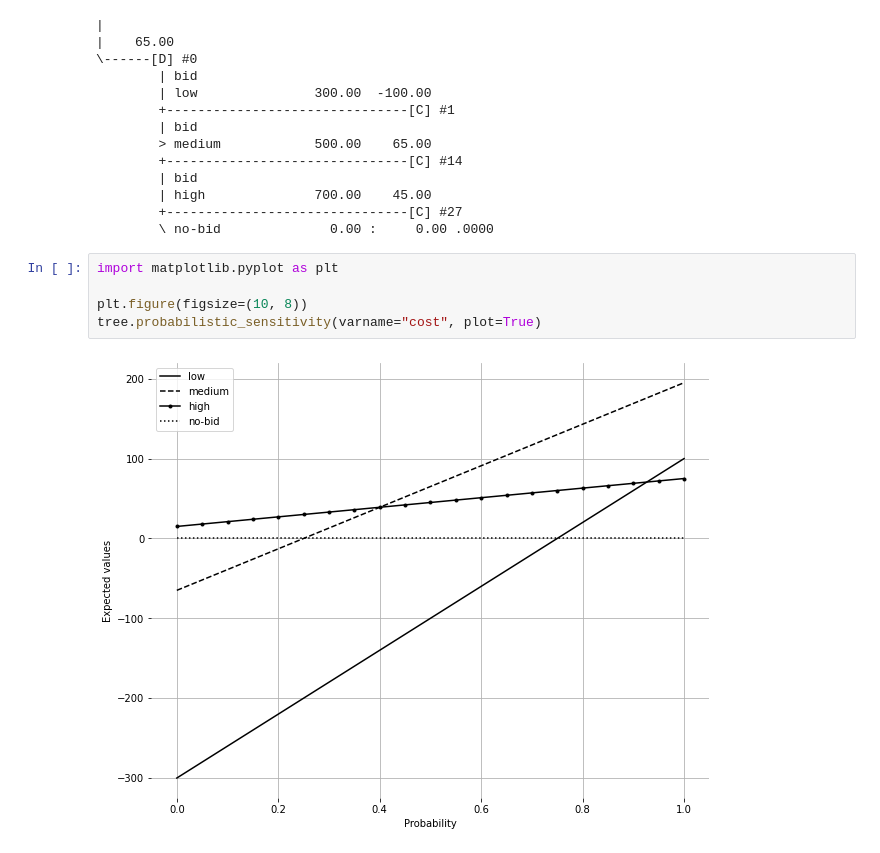
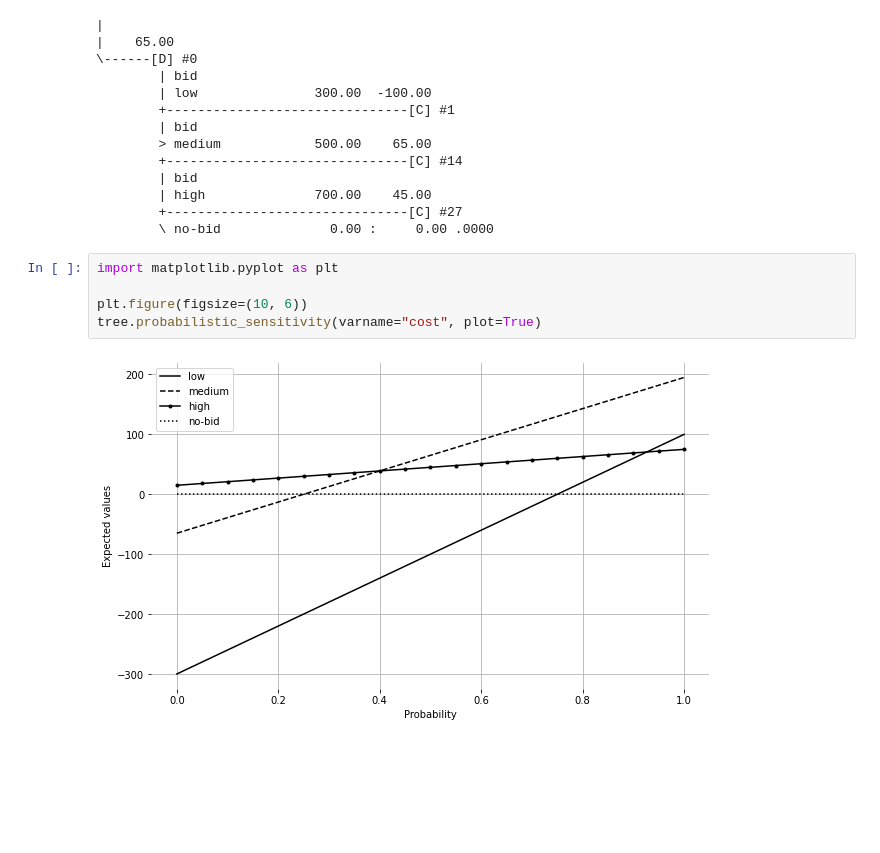
Before and after one commit to jdvelasq/decision-analysis, a Jupyter notebook: stbook.ipynb, the cells around one changed output. Saved outputs shown, nothing was run; the diff lists cells and outputs as text; blank space fills up the shorter version.

Commit message:
feat: plot

```diff
--- a/stbook.ipynb
+++ b/stbook.ipynb
@@ -159,10 +195,10 @@ tree.display(max_deep=2)
 # %%
 import matplotlib.pyplot as plt
 
-plt.figure(figsize=(10, 8))
+plt.figure(figsize=(10, 6))
 tree.probabilistic_sensitivity(varname="cost", plot=True)
 # %% [output]
-[figure, old version]
+[figure, new version]
 # %%
 plt.figure(figsize=(10, 8))
 tree.value_sensitivity(name="cost", branch="high", values=(450, 750), plot=True)
```
Also changed, not shown: parts of 9 cells of this notebook, 1 other file.
